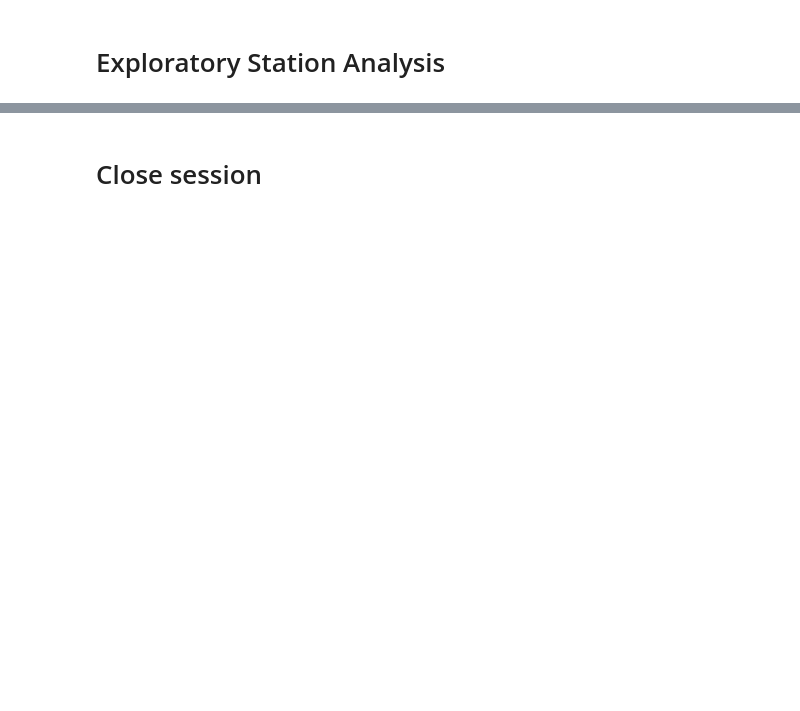
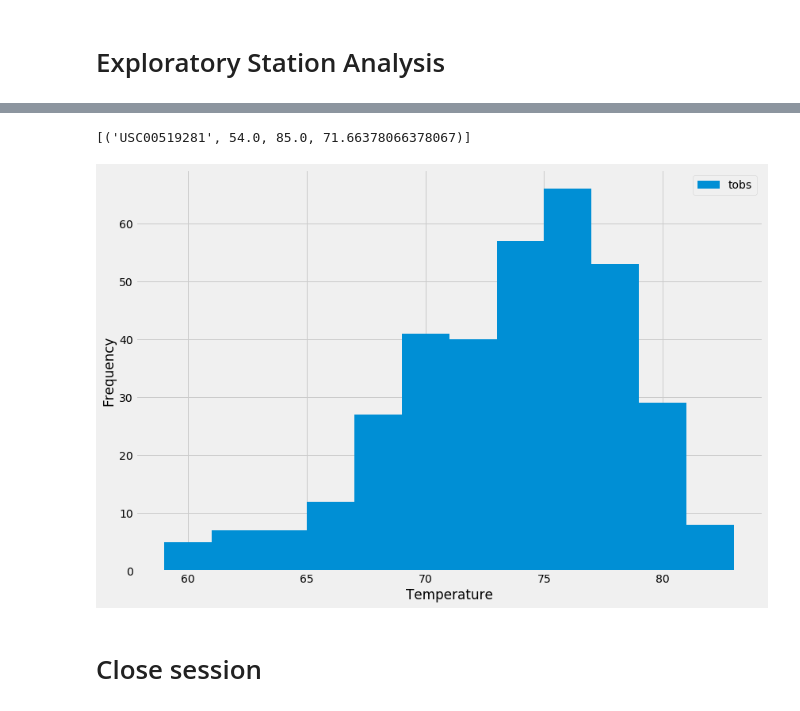
Before and after one commit to camillejensen/sqlalchemy-challenge, a Jupyter notebook: SurfsUp/climate_starter.ipynb, the cells around one changed output, grey strips where cells are left out. Saved outputs shown, nothing was run; the diff lists cells and outputs as text; code cells hidden in the pictures; blank space fills up the shorter version.

```diff
--- a/SurfsUp/climate_starter.ipynb
+++ b/SurfsUp/climate_starter.ipynb
@@ -70,8 +115,26 @@ Base.classes.keys()
 # %%
 # Using the most active station id from the previous query, calculate the lowest, highest, and average temperature.
+station_stats= session.query(Measurment.station, func.min(Measurment.tobs),\
+    func.max(Measurment.tobs), func.avg(Measurment.tobs)).\
+    filter(Measurment.station =='USC00519281').all()
+station_stats
+# %% [output]
+[('USC00519281', 54.0, 85.0, 71.66378066378067)]
 # %%
 # Using the most active station id
 # Query the last 12 months of temperature observation data for this station and plot the results as a histogram
+most_active= session.query(Measurment.tobs).filter(Measurment.station == 'USC00519281').\
+    filter(Measurment.date >= one_year).all()
+
+station_df= pd.DataFrame(most_active)
+station_df.plot(kind='hist', figsize=(12,8), bins = 12)
+plt.xlabel('Temperature')
+plt.ylabel('Frequency')
+plt.legend(['tobs'])
+plt.tight_layout()
+plt.show()
+# %% [output]
+[figure, added]
 # %% [markdown]
 # Close session
 # %%
```
Also changed, not shown: parts of 10 cells of this notebook, 7 other files.
